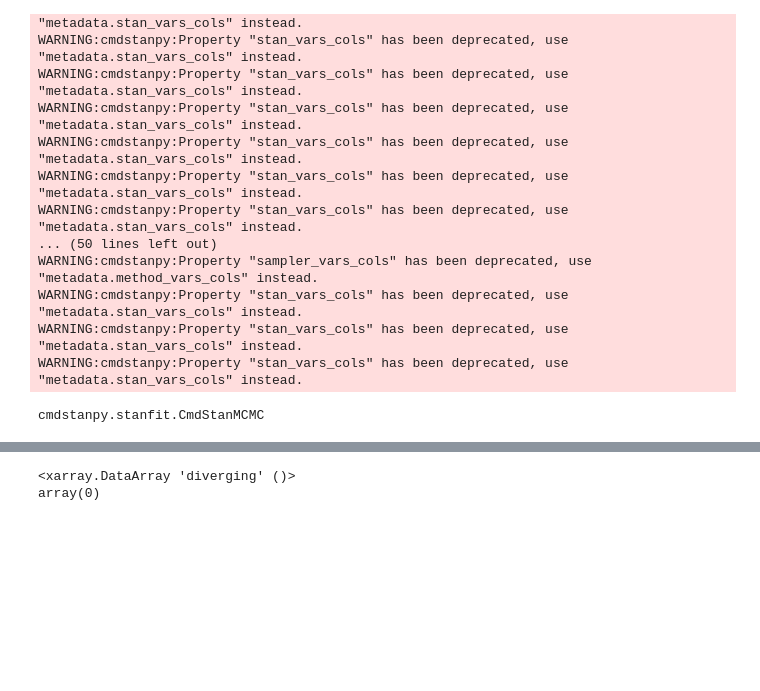
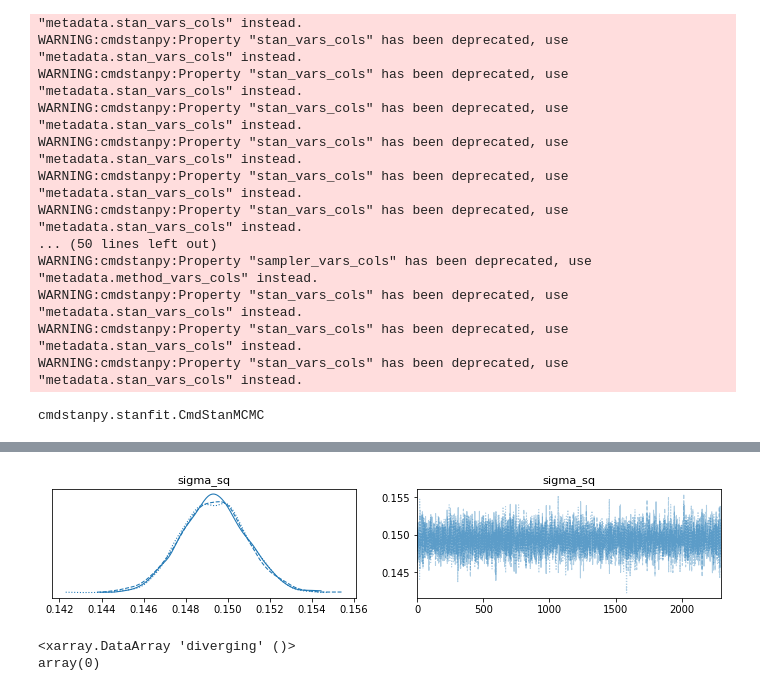
Before and after one commit to CrazyChela97/Bayesian-Project, a Jupyter notebook: PM10_model.ipynb, the cells around one changed output, grey strips where cells are left out. Saved outputs shown, nothing was run; the diff lists cells and outputs as text; code cells hidden in the pictures; blank space fills up the shorter version.

```diff
--- a/PM10_model.ipynb
+++ b/PM10_model.ipynb
@@ -251,3 +232,9 @@ plt.show()
+# %%
+# transformed parameters: sigma^2
+az.plot_trace(normal_az, var_names=["sigma_sq"])
+plt.show()
+# %% [output]
+[figure, added]
 # %%
 # iterazioni divergenti? Nessuna
 np.sum(normal_az.sample_stats.diverging)
```
Also changed, not shown: parts of 15 cells of this notebook.
